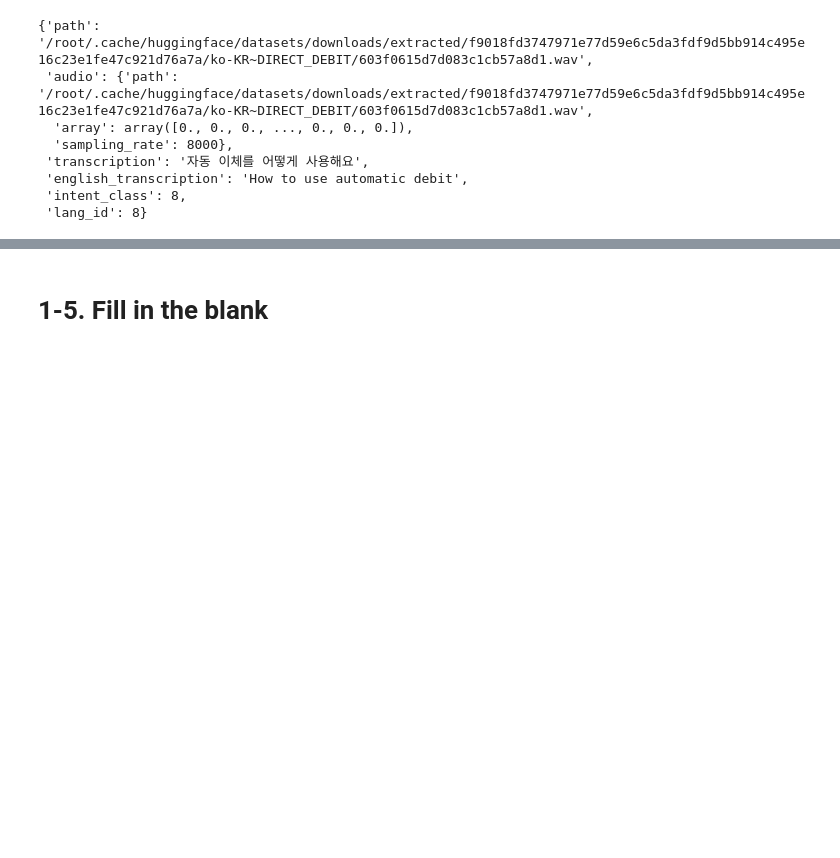
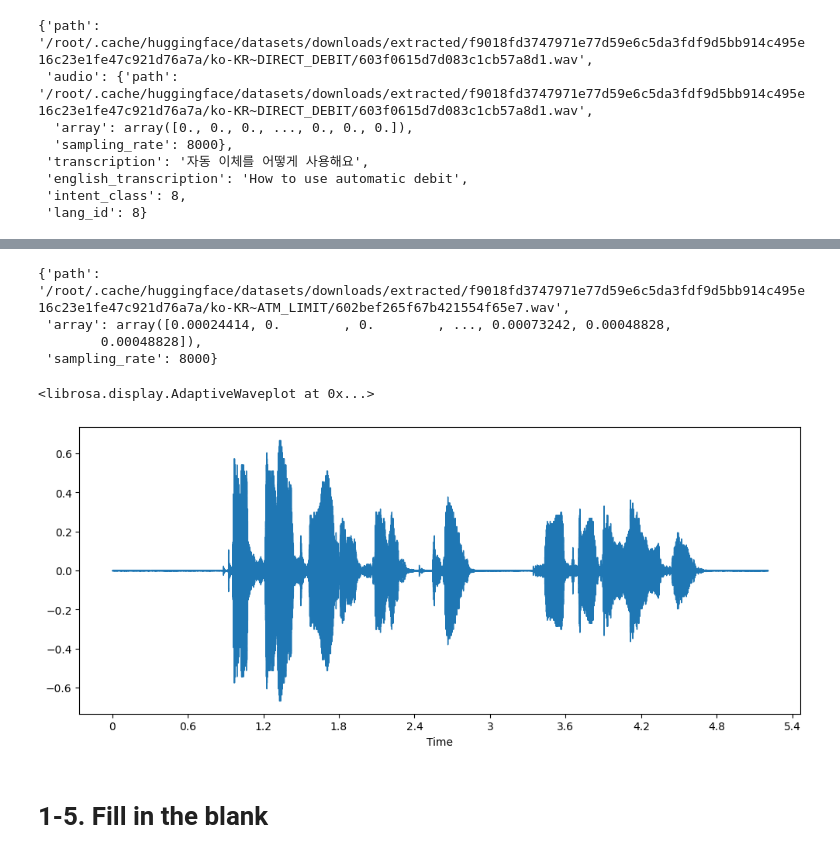
Before and after one commit to xpdlaldam/nlp, a Jupyter notebook: Hugging Face/transformers.ipynb, the cells around one changed output, grey strips where cells are left out. Saved outputs shown, nothing was run; the diff lists cells and outputs as text; code cells hidden in the pictures; blank space fills up the shorter version.

```diff
--- a/Hugging Face/transformers.ipynb
+++ b/Hugging Face/transformers.ipynb
@@ -212,3 +214,24 @@ This share link expires in 72 hours. For free permanent hosting and GPU upgrades
+# %%
+example = minds[0]
+example['audio']
+# %% [output]
+{'path': '/root/.cache/huggingface/datasets/downloads/extracted/f9018fd3747971e77d59e6c5da3fdf9d5bb914c495e16c23e1fe47c921d76a7a/ko-KR~ATM_LIMIT/602bef265f67b421554f65e7.wav',
+ 'array': array([0.00024414, 0.        , 0.        , ..., 0.00073242, 0.00048828,
+        0.00048828]),
+ 'sampling_rate': 8000}
+# %%
+## visualize
+import librosa
+import matplotlib.pyplot as plt
+import librosa.display
+
+example = minds[0]
+
+plt.figure().set_figwidth(12)
+librosa.display.waveshow(example["audio"]["array"], sr=example["audio"]["sampling_rate"])
+# %% [output]
+<librosa.display.AdaptiveWaveplot at 0x...>
+[figure, added]
 # %% [markdown]
 # 1-5. Fill in the blank
 # %%
```
Also changed, not shown: parts of 6 cells of this notebook.
